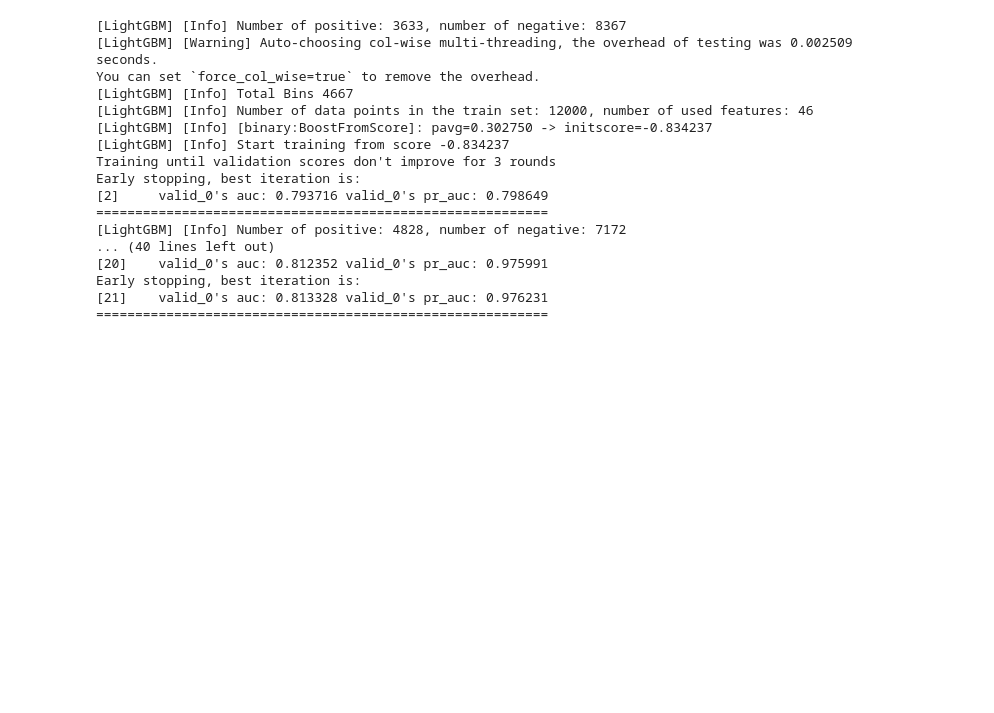
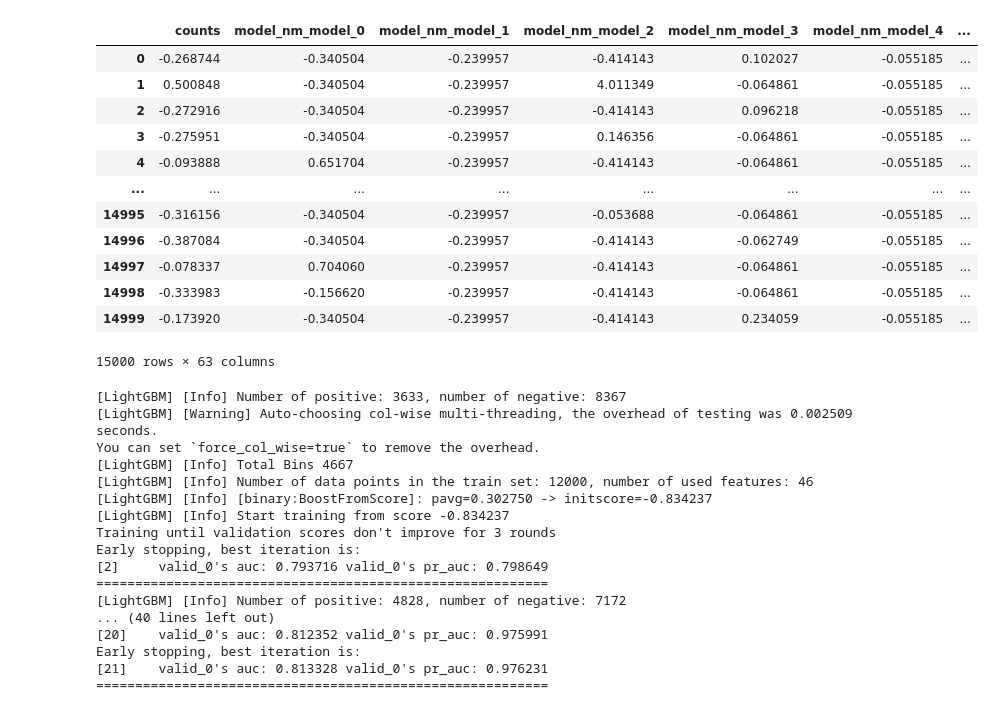
Before and after one commit to LEEHM97/machine-learning-exercises, a Jupyter notebook: 10.DAYCON대회_사용자불편예지/models/model_concat_feat_test.ipynb, the cells around one changed output. Saved outputs shown, nothing was run; the diff lists cells and outputs as text; code cells hidden in the pictures; blank space fills up the shorter version.

Commit message:
feat: change model to case4

```diff
--- a/10.DAYCON대회_사용자불편예지/models/model_concat_feat_test.ipynb
+++ b/10.DAYCON대회_사용자불편예지/models/model_concat_feat_test.ipynb
@@ -14,10 +14,26 @@ from sklearn.model_selection import KFold
 import warnings
 warnings.filterwarnings(action='ignore')
 # %%
-train = pd.read_csv(r'C:\Users\gmlkd\machine-learning-exercises\10.DAYCON대회_사용자불편예지\training set\train_concat.csv')
-test = pd.read_csv(r'C:\Users\gmlkd\machine-learning-exercises\10.DAYCON대회_사용자불편예지\training set\test_concat.csv')
+train = pd.read_csv(r'C:\Users\gmlkd\machine-learning-exercises\10.DAYCON대회_사용자불편예지\training set\train_case4.csv')
+test = pd.read_csv(r'C:\Users\gmlkd\machine-learning-exercises\10.DAYCON대회_사용자불편예지\training set\test_case4.csv')
 train_problem = pd.read_csv(r'C:\Users\gmlkd\machine-learning-exercises\10.DAYCON대회_사용자불편예지\preprocessed data\new_train_problem.csv')
 submission = pd.read_csv("C:/Users/gmlkd/data/시스템 품질 변화로 인한 사용자 불편 예지 AI 경진대회_data/sample_submission.csv")
+# %%
+train
+# %% [output]
+|  | counts | model_nm_model_0 | model_nm_model_1 | model_nm_model_2 | model_nm_model_3 | model_nm_model_4 | ... |
+| 0 | -0.268744 | -0.340504 | -0.239957 | -0.414143 | 0.102027 | -0.055185 | ... |
+| 1 | 0.500848 | -0.340504 | -0.239957 | 4.011349 | -0.064861 | -0.055185 | ... |
+| 2 | -0.272916 | -0.340504 | -0.239957 | -0.414143 | 0.096218 | -0.055185 | ... |
+| 3 | -0.275951 | -0.340504 | -0.239957 | 0.146356 | -0.064861 | -0.055185 | ... |
+| 4 | -0.093888 | 0.651704 | -0.239957 | -0.414143 | -0.064861 | -0.055185 | ... |
+| ... | ... | ... | ... | ... | ... | ... | ... |
+| 14995 | -0.316156 | -0.340504 | -0.239957 | -0.053688 | -0.064861 | -0.055185 | ... |
+| 14996 | -0.387084 | -0.340504 | -0.239957 | -0.414143 | -0.062749 | -0.055185 | ... |
+| 14997 | -0.078337 | 0.704060 | -0.239957 | -0.414143 | -0.064861 | -0.055185 | ... |
+| 14998 | -0.333983 | -0.156620 | -0.239957 | -0.414143 | -0.064861 | -0.055185 | ... |
+| 14999 | -0.173920 | -0.340504 | -0.239957 | -0.414143 | 0.234059 | -0.055185 | ... |
+15000 rows × 63 columns
 # %%
 # drop period
 train.drop(columns=['period'], axis=1, inplace=True)
```
